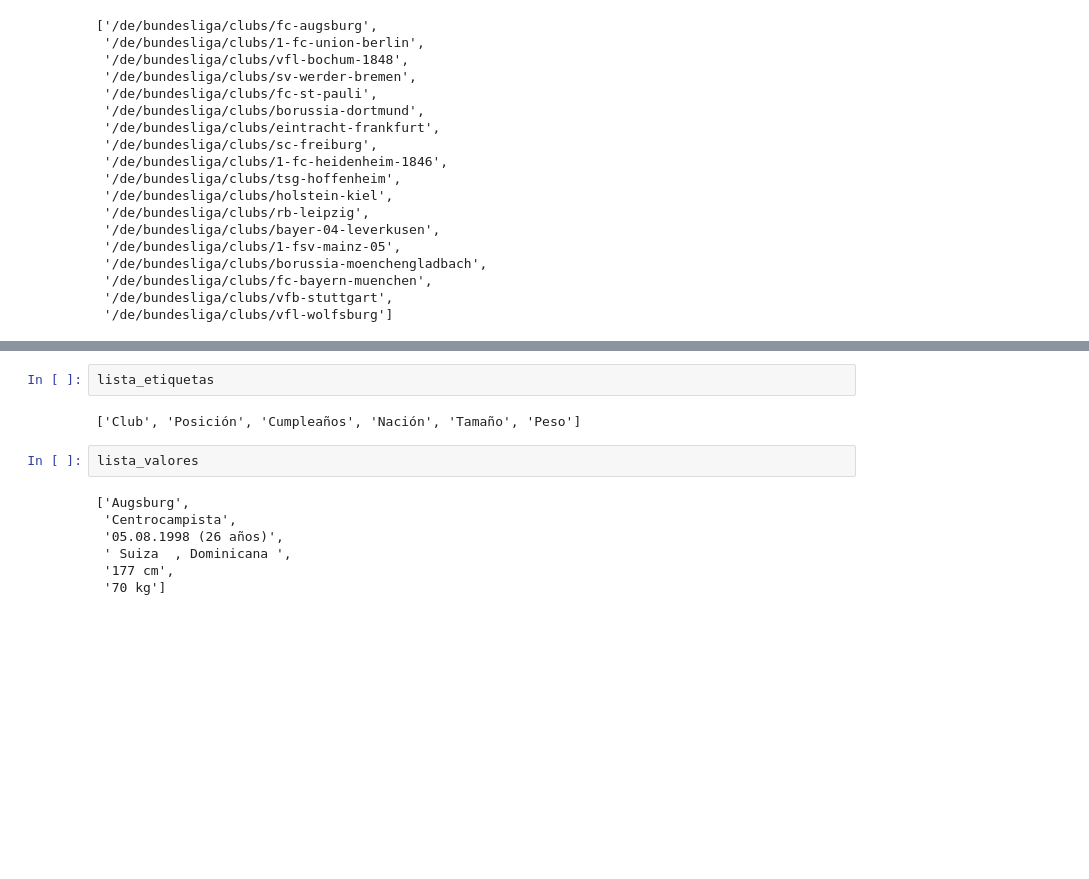
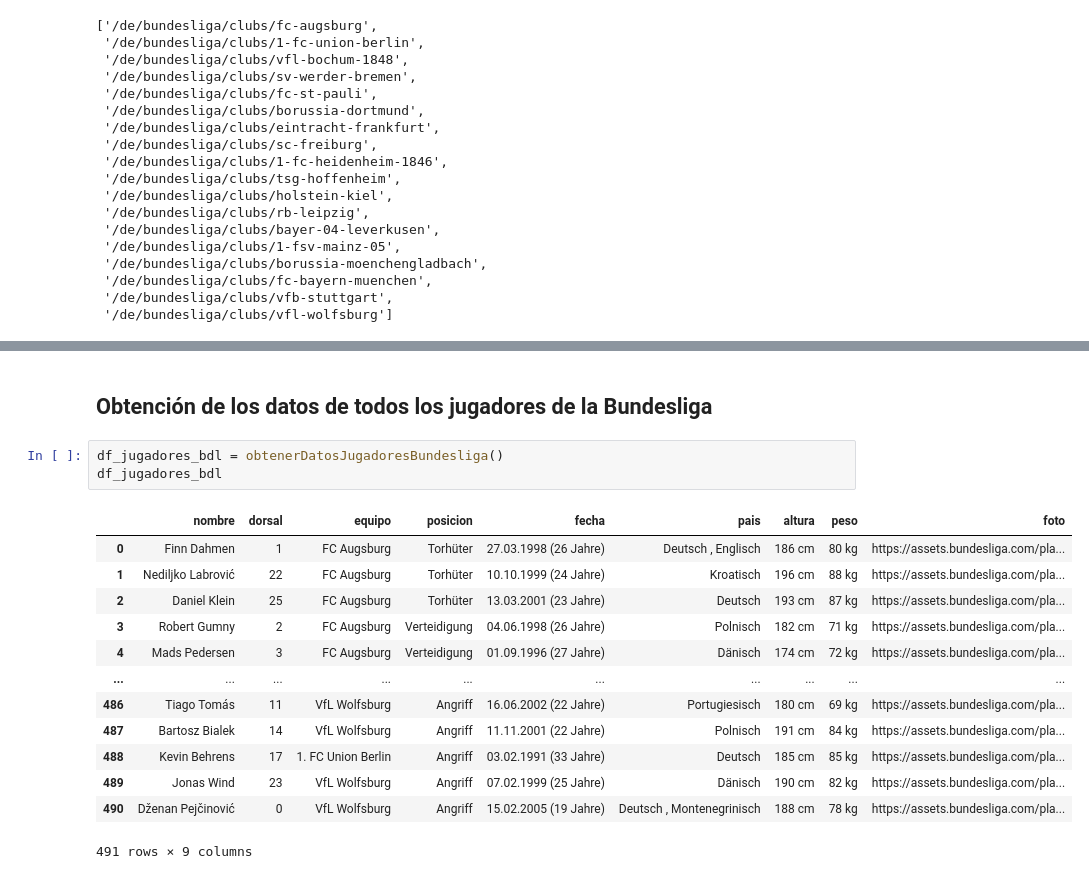
Before and after one commit to srgmrtnvqr/InfoJugadoresFutbol, a Jupyter notebook: descargar_datos.ipynb, the cells around one changed output, grey strips where cells are left out. Cells and saved outputs as stored; diff of their text form; blank space fills up the shorter version.

Commit message:
Comprobada la descarga de la Bundesliga.

```diff
--- a/descargar_datos.ipynb
+++ b/descargar_datos.ipynb
@@ -226,13 +196,19 @@ fotos.append(url_imagen)
-# %%
-lista_etiquetas
-# %% [output]
-['Club', 'Posición', 'Cumpleaños', 'Nación', 'Tamaño', 'Peso']
-# %%
-lista_valores
-# %% [output]
-['Augsburg',
- 'Centrocampista',
- '05.08.1998 (26 años)',
- ' Suiza  , Dominicana ',
- '177 cm',
- '70 kg']
+# %% [markdown]
+## Obtención de los datos de todos los jugadores de la Bundesliga
+# %%
+df_jugadores_bdl = obtenerDatosJugadoresBundesliga()
+df_jugadores_bdl
+# %% [output]
+|  | nombre | dorsal | equipo | posicion | fecha | pais | altura | peso | foto |
+| 0 | Finn Dahmen | 1 | FC Augsburg | Torhüter | 27.03.1998 (26 Jahre) | Deutsch , Englisch | 186 cm | 80 kg | https://assets.bundesliga.com/pla... |
+| 1 | Nediljko Labrović | 22 | FC Augsburg | Torhüter | 10.10.1999 (24 Jahre) | Kroatisch | 196 cm | 88 kg | https://assets.bundesliga.com/pla... |
+| 2 | Daniel Klein | 25 | FC Augsburg | Torhüter | 13.03.2001 (23 Jahre) | Deutsch | 193 cm | 87 kg | https://assets.bundesliga.com/pla... |
+| 3 | Robert Gumny | 2 | FC Augsburg | Verteidigung | 04.06.1998 (26 Jahre) | Polnisch | 182 cm | 71 kg | https://assets.bundesliga.com/pla... |
+| 4 | Mads Pedersen | 3 | FC Augsburg | Verteidigung | 01.09.1996 (27 Jahre) | Dänisch | 174 cm | 72 kg | https://assets.bundesliga.com/pla... |
+| ... | ... | ... | ... | ... | ... | ... | ... | ... | ... |
+| 486 | Tiago Tomás | 11 | VfL Wolfsburg | Angriff | 16.06.2002 (22 Jahre) | Portugiesisch | 180 cm | 69 kg | https://assets.bundesliga.com/pla... |
+| 487 | Bartosz Bialek | 14 | VfL Wolfsburg | Angriff | 11.11.2001 (22 Jahre) | Polnisch | 191 cm | 84 kg | https://assets.bundesliga.com/pla... |
+| 488 | Kevin Behrens | 17 | 1. FC Union Berlin | Angriff | 03.02.1991 (33 Jahre) | Deutsch | 185 cm | 85 kg | https://assets.bundesliga.com/pla... |
+| 489 | Jonas Wind | 23 | VfL Wolfsburg | Angriff | 07.02.1999 (25 Jahre) | Dänisch | 190 cm | 82 kg | https://assets.bundesliga.com/pla... |
+| 490 | Dženan Pejčinović | 0 | VfL Wolfsburg | Angriff | 15.02.2005 (19 Jahre) | Deutsch , Montenegrinisch | 188 cm | 78 kg | https://assets.bundesliga.com/pla... |
+491 rows × 9 columns
```
Also changed, not shown: parts of 6 cells of this notebook.
